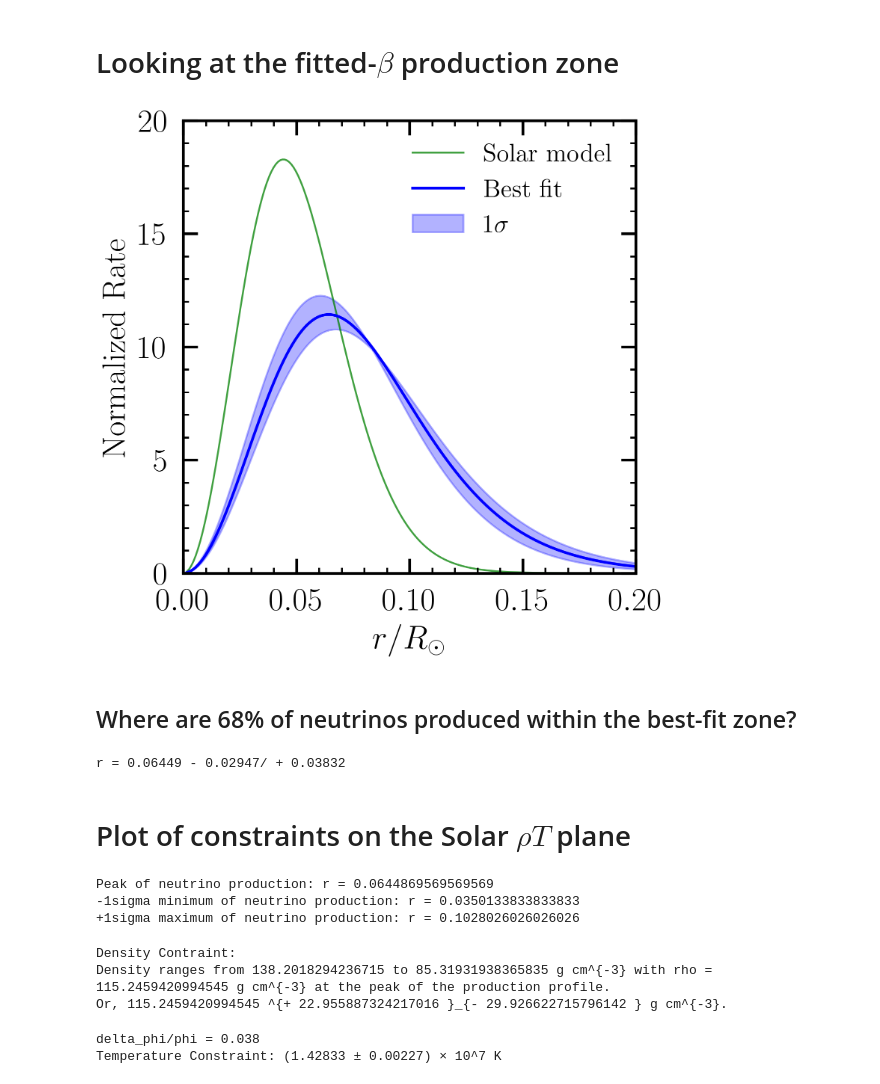
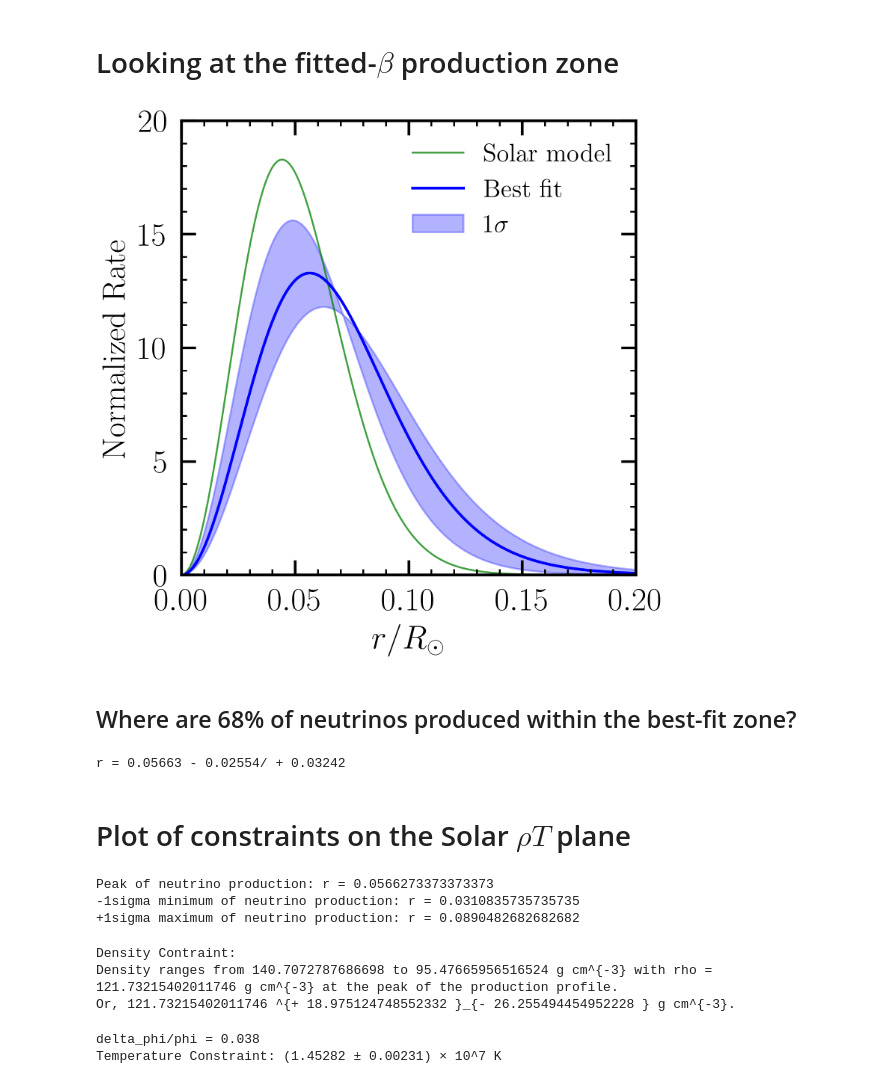
Before and after one commit to melanieAzaidel/solarLMAO, a Jupyter notebook: PlotFactory.ipynb, the cells around one changed output. Drawn from its saved outputs; the diff is of its cells as text; code cells hidden in the pictures.

```diff
--- a/PlotFactory.ipynb
+++ b/PlotFactory.ipynb
@@ -296,5 +297,5 @@ plt.show()
 # %% [markdown]
 # Fitting $\beta$
 # %%
-best_fit_beta, beta_low_bound, beta_high_bound = sLMAO.fitBeta('fit.csv', generate=False, show=True)
+best_fit_beta, beta_low_bound, beta_high_bound = sLMAO.fitBeta('fit_day.csv', generate=False, show=True)
 # %% [output]
@@ -339,31 +340,31 @@ norm_8B = sp.integrate.simpson(SSM_8B_zone,SSM_r)
 # %%
 fig, ax = plt.subplots(1, 1, figsize=(figsize, figsize),dpi=dpi)
 ax.set_xlabel(r'$r/R_\odot$')
 ax.set_ylabel(r'Normalized Rate')
 ax.plot(SSM_r,SSM_8B_zone/norm_8B,ls='solid',color='green',label='Solar model',lw=1,alpha=0.75)
 ax.plot(SSM_r,best_fit_zone(SSM_r),lw=1.5,label=r'Best fit',ls='solid',color='blue')
 
 y1 = lower_fit_zone(SSM_r)
 y2 = upper_fit_zone(SSM_r)
 ax.fill_between(SSM_r, y1, y2, where=(y1 >= y2), interpolate=True, color='blue', alpha=0.3, label=r'$1 \sigma$')
 ax.fill_between(SSM_r, y1, y2, where=(y1 < y2), interpolate=True, color='blue', alpha=0.3)
 
 ax.set_xlim(0,0.2)
 ax.set_ylim(0,20)
-ax.tick_params(axis='both', pad=8)
+ax.tick_params(axis='both', pad=7)
 ax.legend(fontsize=14)
 plt.tight_layout()
 ax.set_box_aspect(1)
 fig.savefig('figures/fitComparison.pdf')
 plt.show()
 # %% [output]
-[figure, old version]
+[figure, new version]
 # %% [markdown]
 ## Where are 68% of neutrinos produced within the best-fit zone?
 # %%
 r_peak, r_low_bound, r_high_bound = sLMAO.determineNuProductionExtent(best_fit_beta)
 # %% [output]
-r = 0.06449 - 0.02947/ + 0.03832
+r = 0.05663 - 0.02554/ + 0.03242
 # %% [markdown]
 # Plot of constraints on the Solar $\rho T$ plane
 # %%
@@ -377,9 +378,9 @@ print("Peak of neutrino production: r =", r_center)
 print("-1sigma minimum of neutrino production: r =",r_min)
 print("+1sigma maximum of neutrino production: r =",r_max)
 # %% [output]
-Peak of neutrino production: r = 0.0644869569569569
--1sigma minimum of neutrino production: r = 0.0350133833833833
-+1sigma maximum of neutrino production: r = 0.1028026026026026
+Peak of neutrino production: r = 0.0566273373373373
+-1sigma minimum of neutrino production: r = 0.0310835735735735
++1sigma maximum of neutrino production: r = 0.0890482682682682
 # %%
 r_to_t = sp.interpolate.interp1d(sLMAO.SSM_r,sLMAO.SSM_T)
 r_to_rho = sp.interpolate.interp1d(sLMAO.SSM_r,sLMAO.SSM_rho)
@@ -396,8 +397,8 @@ print("Density ranges from",profile_min_density,'to',profile_max_density,'g cm^{
 print('Or,',profile_peak_density,'^{+',profile_min_density-profile_peak_density,'}_{-',profile_peak_density-profile_max_density,'} g cm^{-3}.')
 # %% [output]
 Density Contraint:
-Density ranges from 138.2018294236715 to 85.31931938365835 g cm^{-3} with rho = 115.2459420994545 g cm^{-3} at the peak of the production profile.
-Or, 115.2459420994545 ^{+ 22.955887324217016 }_{- 29.926622715796142 } g cm^{-3}.
+Density ranges from 140.7072787686698 to 95.47665956516524 g cm^{-3} with rho = 121.73215402011746 g cm^{-3} at the peak of the production profile.
+Or, 121.73215402011746 ^{+ 18.975124748552332 }_{- 26.255494454952228 } g cm^{-3}.
 # %%
 phi = sLMAO.phi_tot_8B/(1e6 * u.cm**-2 * u.s**-1)
 delta_phi = np.sqrt(0.16**2 + 0.12**2)
@@ -408,7 +409,7 @@ delta_T = (delta_phi/phi)*T_c/24
 print(u'Temperature Constraint: ({0:.5f} \u00B1 {1:.5f}) \u00D7 10^7 K'.format(T_c/1e7,delta_T/1e7))
 # %% [output]
 delta_phi/phi = 0.038
-Temperature Constraint: (1.42833 ± 0.00227) × 10^7 K
+Temperature Constraint: (1.45282 ± 0.00231) × 10^7 K
 # %%
 bar_color = "blue"
 bar_shading = 0.25
```
Also changed, not shown: parts of 7 cells of this notebook, 15 other files.
